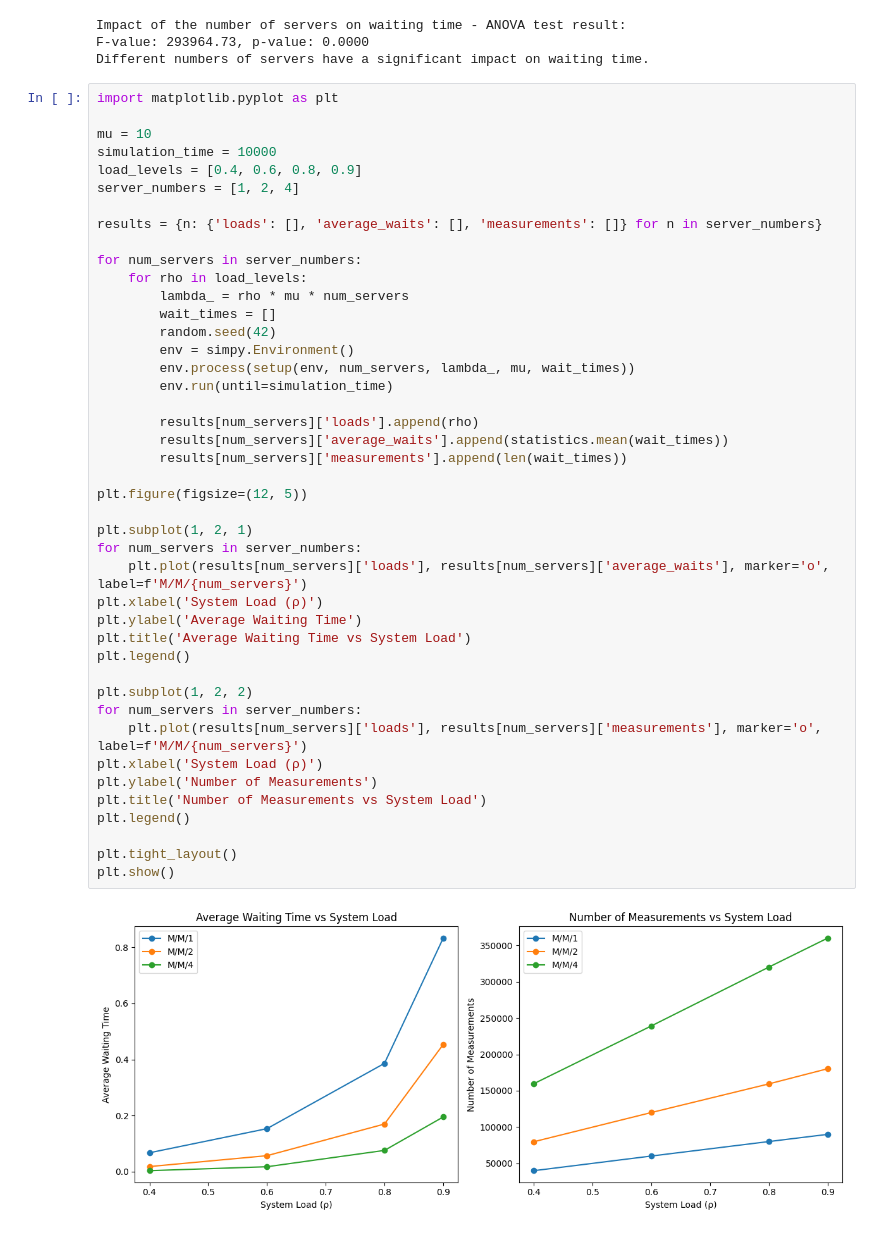
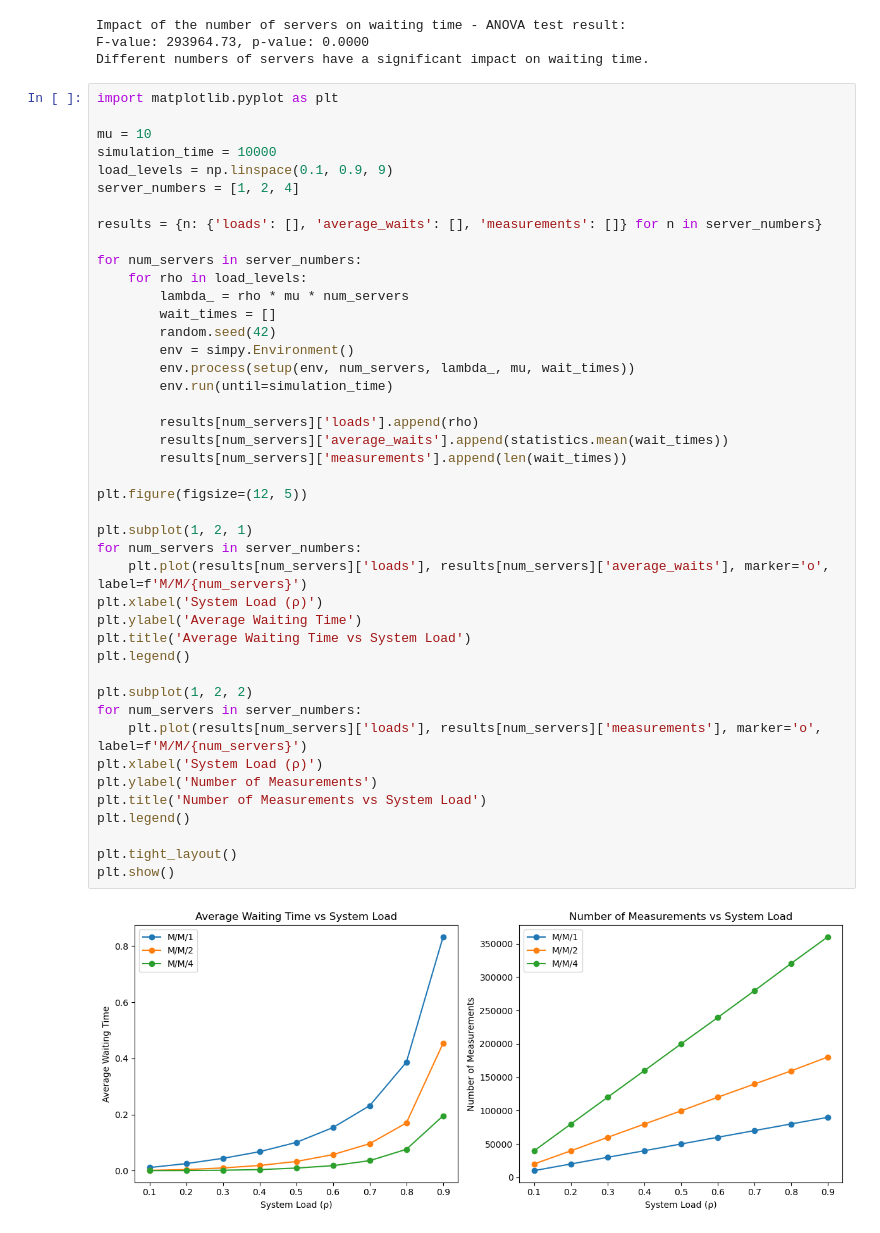
Before and after one commit to jazminli/DES-Simulation-Assignment2, a Jupyter notebook: DES.ipynb, the cells around one changed output. Drawn from its saved outputs; the diff is of its cells as text.

Commit message:
load level update

```diff
--- a/DES.ipynb
+++ b/DES.ipynb
@@ -96,7 +98,7 @@ import matplotlib.pyplot as plt
 
 mu = 10
 simulation_time = 10000
-load_levels = [0.4, 0.6, 0.8, 0.9]
+load_levels = np.linspace(0.1, 0.9, 9)
 server_numbers = [1, 2, 4]
 
 results = {n: {'loads': [], 'average_waits': [], 'measurements': []} for n in server_numbers}
@@ -108,31 +110,31 @@ for num_servers in server_numbers:
         random.seed(42)
         env = simpy.Environment()
         env.process(setup(env, num_servers, lambda_, mu, wait_times))
         env.run(until=simulation_time)
 
         results[num_servers]['loads'].append(rho)
         results[num_servers]['average_waits'].append(statistics.mean(wait_times))
         results[num_servers]['measurements'].append(len(wait_times))
 
 plt.figure(figsize=(12, 5))
 
 plt.subplot(1, 2, 1)
 for num_servers in server_numbers:
     plt.plot(results[num_servers]['loads'], results[num_servers]['average_waits'], marker='o', label=f'M/M/{num_servers}')
 plt.xlabel('System Load (ρ)')
 plt.ylabel('Average Waiting Time')
 plt.title('Average Waiting Time vs System Load')
 plt.legend()
 
 plt.subplot(1, 2, 2)
 for num_servers in server_numbers:
     plt.plot(results[num_servers]['loads'], results[num_servers]['measurements'], marker='o', label=f'M/M/{num_servers}')
 plt.xlabel('System Load (ρ)')
 plt.ylabel('Number of Measurements')
 plt.title('Number of Measurements vs System Load')
 plt.legend()
 
 plt.tight_layout()
 plt.show()
 # %% [output]
-[figure, old version]
+[figure, new version]
```
Also changed, not shown: parts of 1 cell of this notebook.
